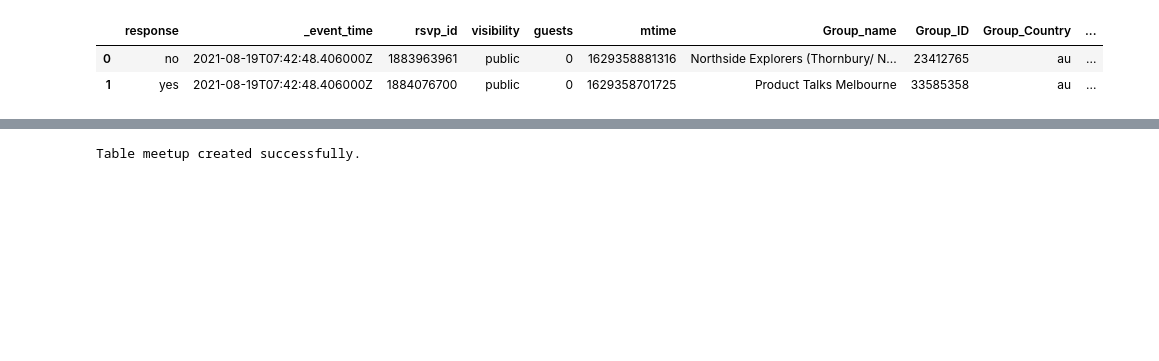
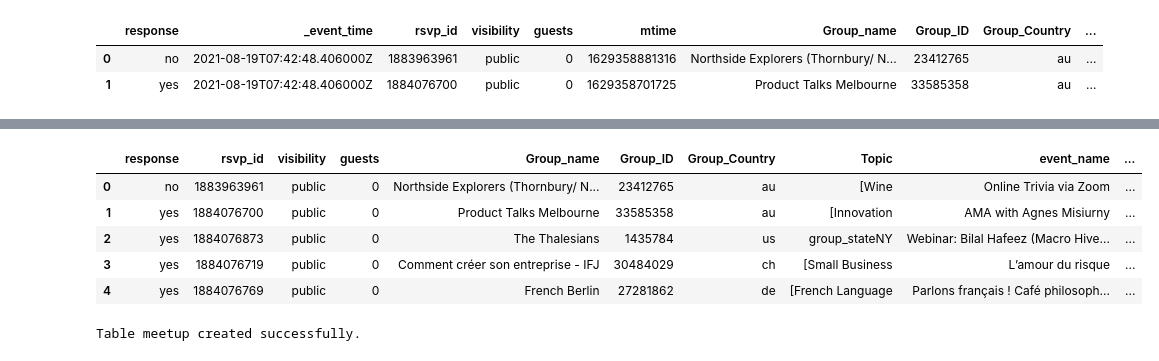
Before and after one commit to selinbulbul/Apache-Kafka, a Jupyter notebook: cleaning.ipynb, the cells around one changed output, grey strips where cells are left out. Saved outputs shown, nothing was run; the diff lists cells and outputs as text; code cells hidden in the pictures; blank space fills up the shorter version.

```diff
--- a/cleaning.ipynb
+++ b/cleaning.ipynb
@@ -318,3 +342,5 @@ df_3.head(2)
 |  | response | _event_time | rsvp_id | visibility | guests | mtime | Group_name | Group_ID | Group_Country | ... |
 | 0 | no | 2021-08-19T07:42:48.406000Z | 1883963961 | public | 0 | 1629358881316 | Northside Explorers (Thornbury/ N... | 23412765 | au | ... |
 | 1 | yes | 2021-08-19T07:42:48.406000Z | 1884076700 | public | 0 | 1629358701725 | Product Talks Melbourne | 33585358 | au | ... |
+# %%
+df_3 = df_3.rename(columns = {0:'event_date'})
@@ -320,0 +349,4 @@ df_3.head(2)
+# %%
+df_3 = df_3.rename(columns = {1:'event_time'})
+# %%
+df_3["event_time"] = df_3["event_time"].replace({'.406000Z':''}, regex = True)
@@ -320,0 +359,11 @@ df_3.head(2)
+# %%
+df_3 = df_3.drop(columns= ["mtime"])
+# %%
+df_3.head()
+# %% [output]
+|  | response | rsvp_id | visibility | guests | Group_name | Group_ID | Group_Country | Topic | event_name | ... |
+| 0 | no | 1883963961 | public | 0 | Northside Explorers (Thornbury/ N... | 23412765 | au | [Wine | Online Trivia via Zoom | ... |
+| 1 | yes | 1884076700 | public | 0 | Product Talks Melbourne | 33585358 | au | [Innovation | AMA with Agnes Misiurny | ... |
+| 2 | yes | 1884076873 | public | 0 | The Thalesians | 1435784 | us | group_stateNY | Webinar: Bilal Hafeez (Macro Hive... | ... |
+| 3 | yes | 1884076719 | public | 0 | Comment créer son entreprise - IFJ | 30484029 | ch | [Small Business | L’amour du risque | ... |
+| 4 | yes | 1884076769 | public | 0 | French Berlin | 27281862 | de | [French Language | Parlons français ! Café philosoph... | ... |
```
Also changed, not shown: parts of 10 cells of this notebook, 2 other files.
